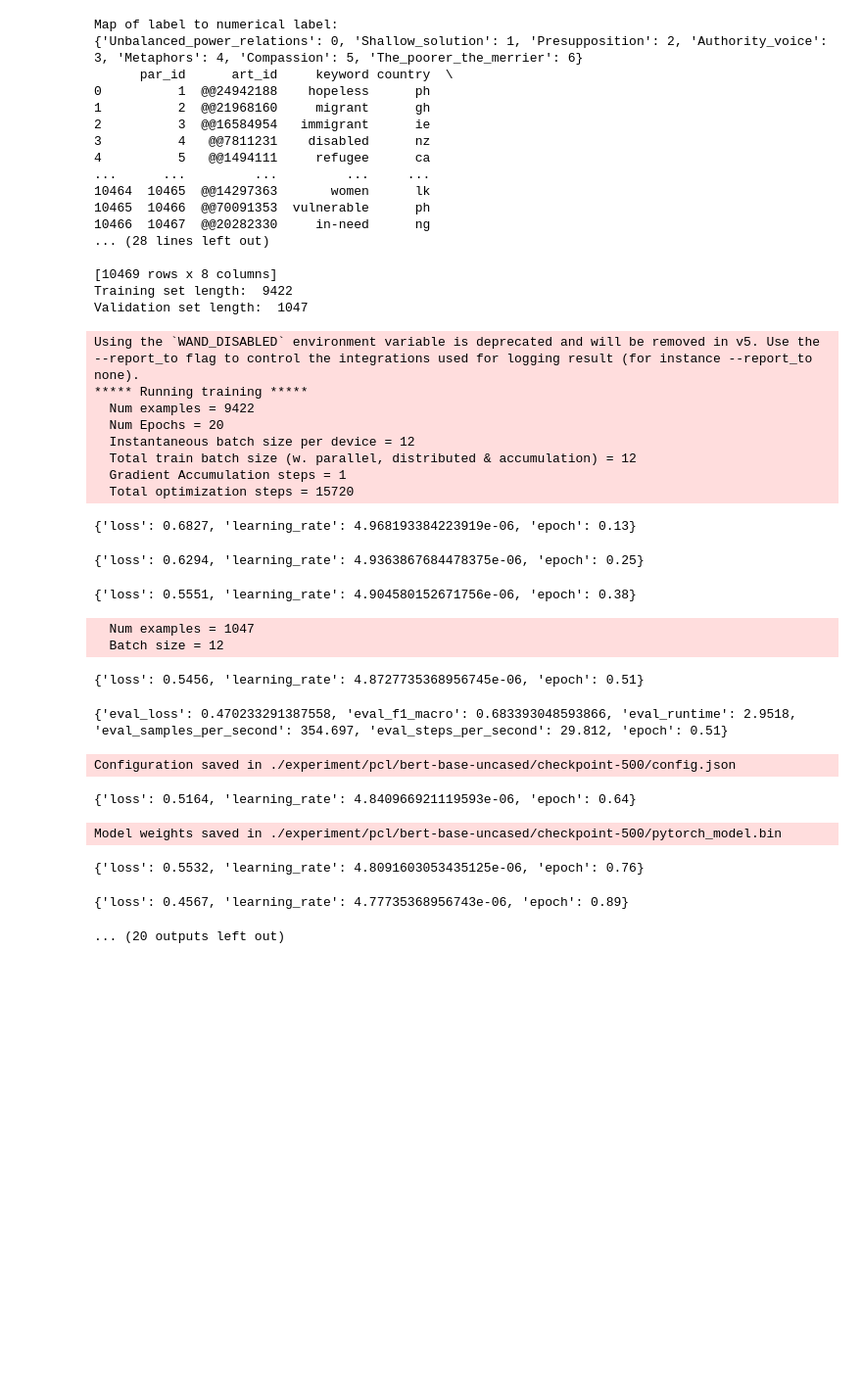
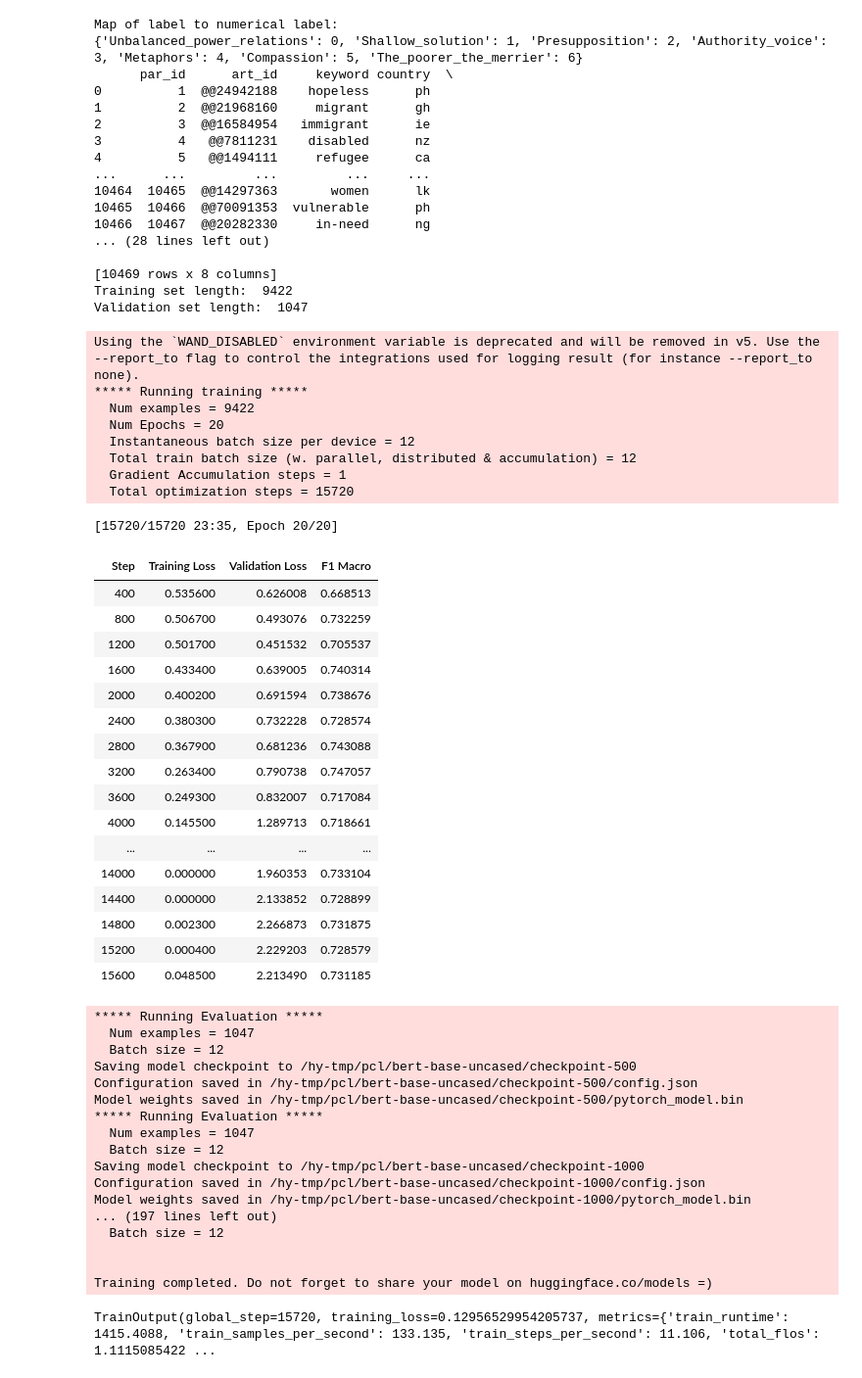
Before and after one commit to 772435284/NLP_CW, a Jupyter notebook: NLP_CW/jonas.ipynb, the cells around one changed output. Shown: that part at 98% size. Saved outputs shown, nothing was run; the diff lists cells and outputs as text; code cells hidden in the pictures; blank space fills up the shorter version.

```diff
--- a/NLP_CW/jonas.ipynb
+++ b/NLP_CW/jonas.ipynb
@@ -20,4 +44,12 @@ model_name = 'bert-base-uncased'
 model_path = f'./models/pcl_{model_name}_finetuned/model/'
 tokenizer_path = f'./models/pcl_{model_name}_finetuned/tokenizer/'
 MAX_SEQ_LEN = 256
+
+WORKING_ENV = 'SERVER' # Can be JONAS, SERVER
+assert WORKING_ENV in ['JONAS', 'SERVER']
+
+if WORKING_ENV == 'SERVER':
+    temp_model_path = f'/hy-tmp/pcl/{model_name}/'
+if WORKING_ENV == 'JONAS':
+    temp_model_path = f'./experiment/pcl/{model_name}/'
 # %% [output]
@@ -125,47 +159,70 @@ def compute_metric_eval(arg):
     return {'f1_macro' :f1_score(labels_gold, labels_pred, average='macro') } #more metrics can be added
 
 training_args = TrainingArguments(
-        output_dir=f'./experiment/pcl/{model_name}/',
+        output_dir=temp_model_path,
         learning_rate = 5e-6,
         logging_steps= 100,
         eval_steps = 400,
         per_device_train_batch_size=12,
         per_device_eval_batch_size = 12,
         num_train_epochs = 20,
         evaluation_strategy= "steps"
         )
 
 trainer = CustomTrainer(
         model=model,
         args=training_args,
         train_dataset=train_dataset,
         data_collator=eval_dataset.collate_fn,
         compute_metrics = compute_metric_eval,
         eval_dataset = eval_dataset
     )
 trainer.train()
 # %% [output]
 Using the `WAND_DISABLED` environment variable is deprecated and will be removed in v5. Use the --report_to flag to control the integrations used for logging result (for instance --report_to none).
 ***** Running training *****
   Num examples = 9422
   Num Epochs = 20
   Instantaneous batch size per device = 12
   Total train batch size (w. parallel, distributed & accumulation) = 12
   Gradient Accumulation steps = 1
   Total optimization steps = 15720
-{'loss': 0.6827, 'learning_rate': 4.968193384223919e-06, 'epoch': 0.13}
+[15720/15720 23:35, Epoch 20/20]
+| Step | Training Loss | Validation Loss | F1 Macro |
+| 400 | 0.535600 | 0.626008 | 0.668513 |
+| 800 | 0.506700 | 0.493076 | 0.732259 |
+| 1200 | 0.501700 | 0.451532 | 0.705537 |
+| 1600 | 0.433400 | 0.639005 | 0.740314 |
+| 2000 | 0.400200 | 0.691594 | 0.738676 |
+| 2400 | 0.380300 | 0.732228 | 0.728574 |
+| 2800 | 0.367900 | 0.681236 | 0.743088 |
+| 3200 | 0.263400 | 0.790738 | 0.747057 |
+| 3600 | 0.249300 | 0.832007 | 0.717084 |
+| 4000 | 0.145500 | 1.289713 | 0.718661 |
+| ... | ... | ... | ... |
+| 14000 | 0.000000 | 1.960353 | 0.733104 |
+| 14400 | 0.000000 | 2.133852 | 0.728899 |
+| 14800 | 0.002300 | 2.266873 | 0.731875 |
+| 15200 | 0.000400 | 2.229203 | 0.728579 |
+| 15600 | 0.048500 | 2.213490 | 0.731185 |
-{'loss': 0.6294, 'learning_rate': 4.9363867684478375e-06, 'epoch': 0.25}
+***** Running Evaluation *****
+  Num examples = 1047
+  Batch size = 12
+Saving model checkpoint to /hy-tmp/pcl/bert-base-uncased/checkpoint-500
+Configuration saved in /hy-tmp/pcl/bert-base-uncased/checkpoint-500/config.json
+Model weights saved in /hy-tmp/pcl/bert-base-uncased/checkpoint-500/pytorch_model.bin
+***** Running Evaluation *****
+  Num examples = 1047
+  Batch size = 12
+Saving model checkpoint to /hy-tmp/pcl/bert-base-uncased/checkpoint-1000
+Configuration saved in /hy-tmp/pcl/bert-base-uncased/checkpoint-1000/config.json
+Model weights saved in /hy-tmp/pcl/bert-base-uncased/checkpoint-1000/pytorch_model.bin
+... (197 lines left out)
+  Batch size = 12
+
+
+Training completed. Do not forget to share your model on huggingface.co/models =)
-{'loss': 0.5551, 'learning_rate': 4.904580152671756e-06, 'epoch': 0.38}
+TrainOutput(global_step=15720, training_loss=0.12956529954205737, metrics={'train_runtime': 1415.4088, 'train_samples_per_second': 133.135, 'train_steps_per_second': 11.106, 'total_flos': 1.1115085422 ...
-  Num examples = 1047
-  Batch size = 12
-{'loss': 0.5456, 'learning_rate': 4.8727735368956745e-06, 'epoch': 0.51}
-{'eval_loss': 0.470233291387558, 'eval_f1_macro': 0.683393048593866, 'eval_runtime': 2.9518, 'eval_samples_per_second': 354.697, 'eval_steps_per_second': 29.812, 'epoch': 0.51}
-Configuration saved in ./experiment/pcl/bert-base-uncased/checkpoint-500/config.json
-{'loss': 0.5164, 'learning_rate': 4.840966921119593e-06, 'epoch': 0.64}
-Model weights saved in ./experiment/pcl/bert-base-uncased/checkpoint-500/pytorch_model.bin
-{'loss': 0.5532, 'learning_rate': 4.8091603053435125e-06, 'epoch': 0.76}
-{'loss': 0.4567, 'learning_rate': 4.77735368956743e-06, 'epoch': 0.89}
-... (20 outputs left out)
 # %%
 trainer.save_model(model_path)
 tokenizer.save_pretrained(tokenizer_path)
```
Also changed, not shown: parts of 12 cells of this notebook.
